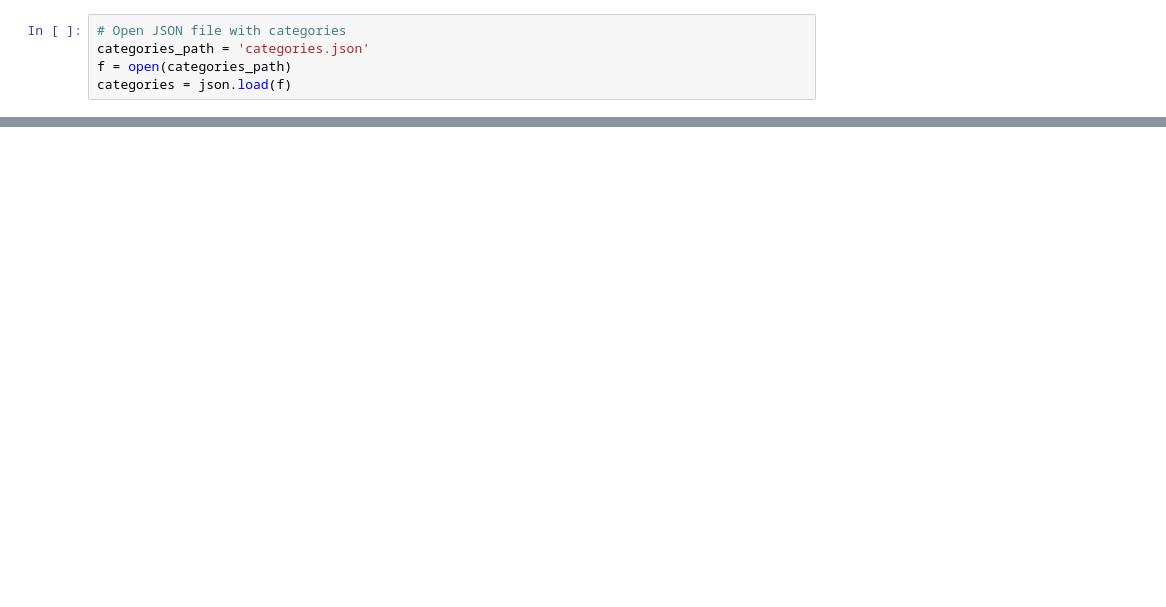
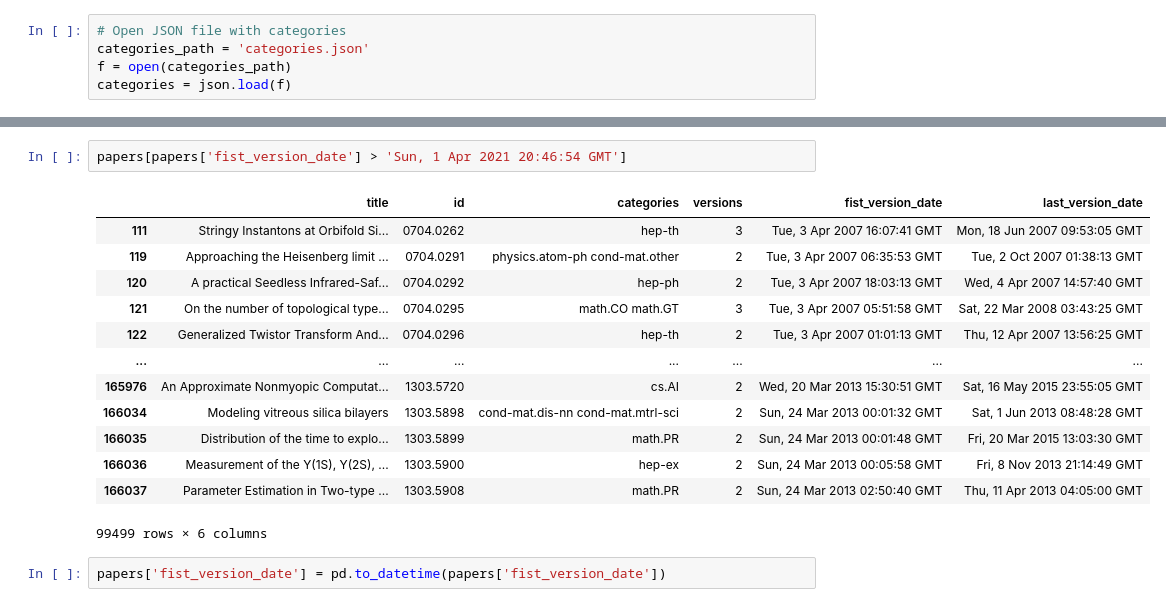
Before and after one commit to andcov/arXiv, a Jupyter notebook: arXiv.ipynb, the cells around one changed output, grey strips where cells are left out. Drawn from its saved outputs; the diff is of its cells as text; blank space fills up the shorter version.

```diff
--- a/arXiv.ipynb
+++ b/arXiv.ipynb
@@ -104,0 +139,18 @@ plt.show()
+# %%
+papers[papers['fist_version_date'] > 'Sun, 1 Apr 2021 20:46:54 GMT']
+# %% [output]
+|  | title | id | categories | versions | fist_version_date | last_version_date |
+| 111 | Stringy Instantons at Orbifold Si... | 0704.0262 | hep-th | 3 | Tue, 3 Apr 2007 16:07:41 GMT | Mon, 18 Jun 2007 09:53:05 GMT |
+| 119 | Approaching the Heisenberg limit ... | 0704.0291 | physics.atom-ph cond-mat.other | 2 | Tue, 3 Apr 2007 06:35:53 GMT | Tue, 2 Oct 2007 01:38:13 GMT |
+| 120 | A practical Seedless Infrared-Saf... | 0704.0292 | hep-ph | 2 | Tue, 3 Apr 2007 18:03:13 GMT | Wed, 4 Apr 2007 14:57:40 GMT |
+| 121 | On the number of topological type... | 0704.0295 | math.CO math.GT | 3 | Tue, 3 Apr 2007 05:51:58 GMT | Sat, 22 Mar 2008 03:43:25 GMT |
+| 122 | Generalized Twistor Transform And... | 0704.0296 | hep-th | 2 | Tue, 3 Apr 2007 01:01:13 GMT | Thu, 12 Apr 2007 13:56:25 GMT |
+| ... | ... | ... | ... | ... | ... | ... |
+| 165976 | An Approximate Nonmyopic Computat... | 1303.5720 | cs.AI | 2 | Wed, 20 Mar 2013 15:30:51 GMT | Sat, 16 May 2015 23:55:05 GMT |
+| 166034 | Modeling vitreous silica bilayers | 1303.5898 | cond-mat.dis-nn cond-mat.mtrl-sci | 2 | Sun, 24 Mar 2013 00:01:32 GMT | Sat, 1 Jun 2013 08:48:28 GMT |
+| 166035 | Distribution of the time to explo... | 1303.5899 | math.PR | 2 | Sun, 24 Mar 2013 00:01:48 GMT | Fri, 20 Mar 2015 13:03:30 GMT |
+| 166036 | Measurement of the Y(1S), Y(2S), ... | 1303.5900 | hep-ex | 2 | Sun, 24 Mar 2013 00:05:58 GMT | Fri, 8 Nov 2013 21:14:49 GMT |
+| 166037 | Parameter Estimation in Two-type ... | 1303.5908 | math.PR | 2 | Sun, 24 Mar 2013 02:50:40 GMT | Thu, 11 Apr 2013 04:05:00 GMT |
+99499 rows × 6 columns
+# %%
+papers['fist_version_date'] = pd.to_datetime(papers['fist_version_date'])
```
Also changed, not shown: parts of 10 cells of this notebook, 2 other files.
